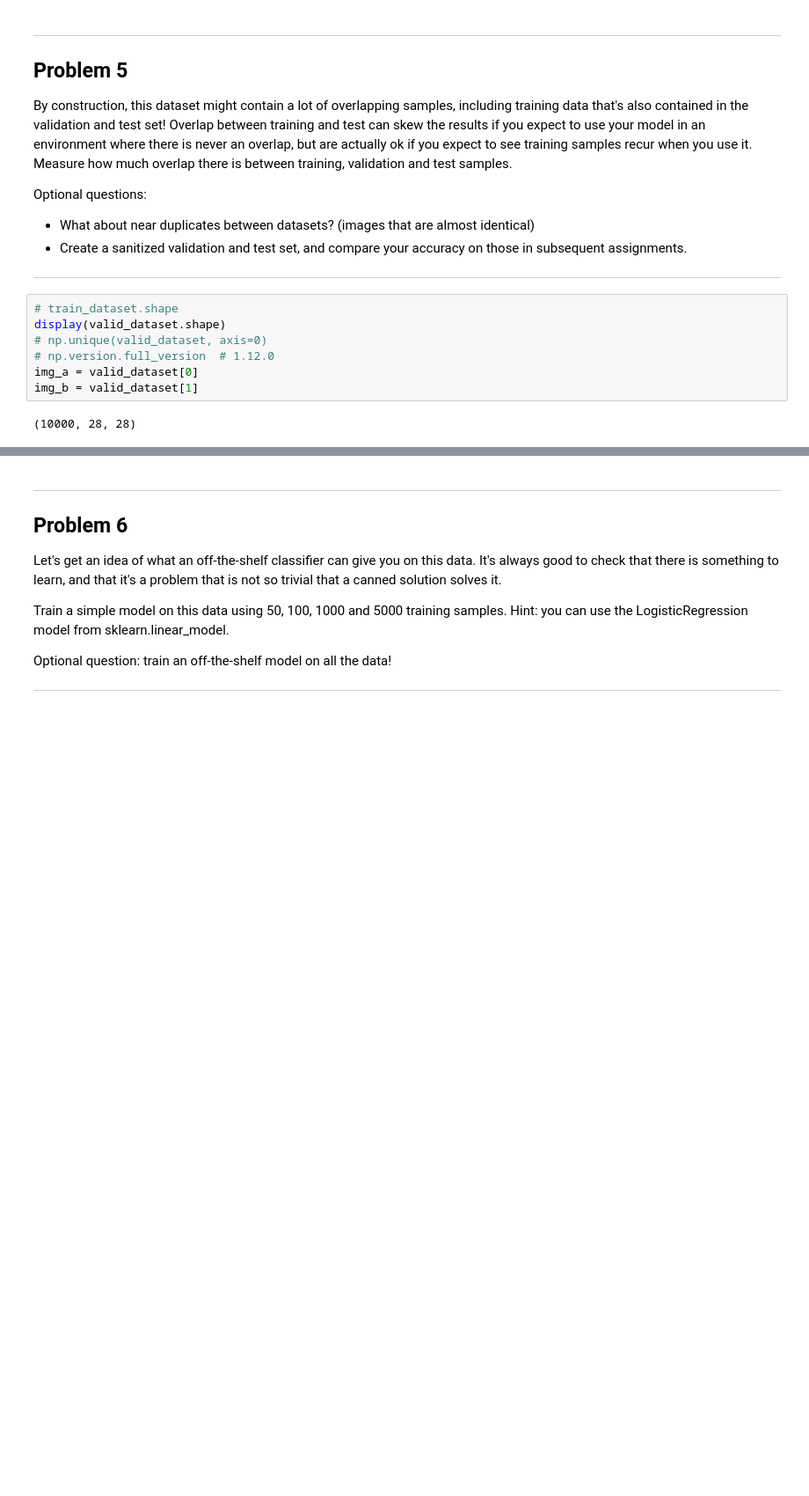
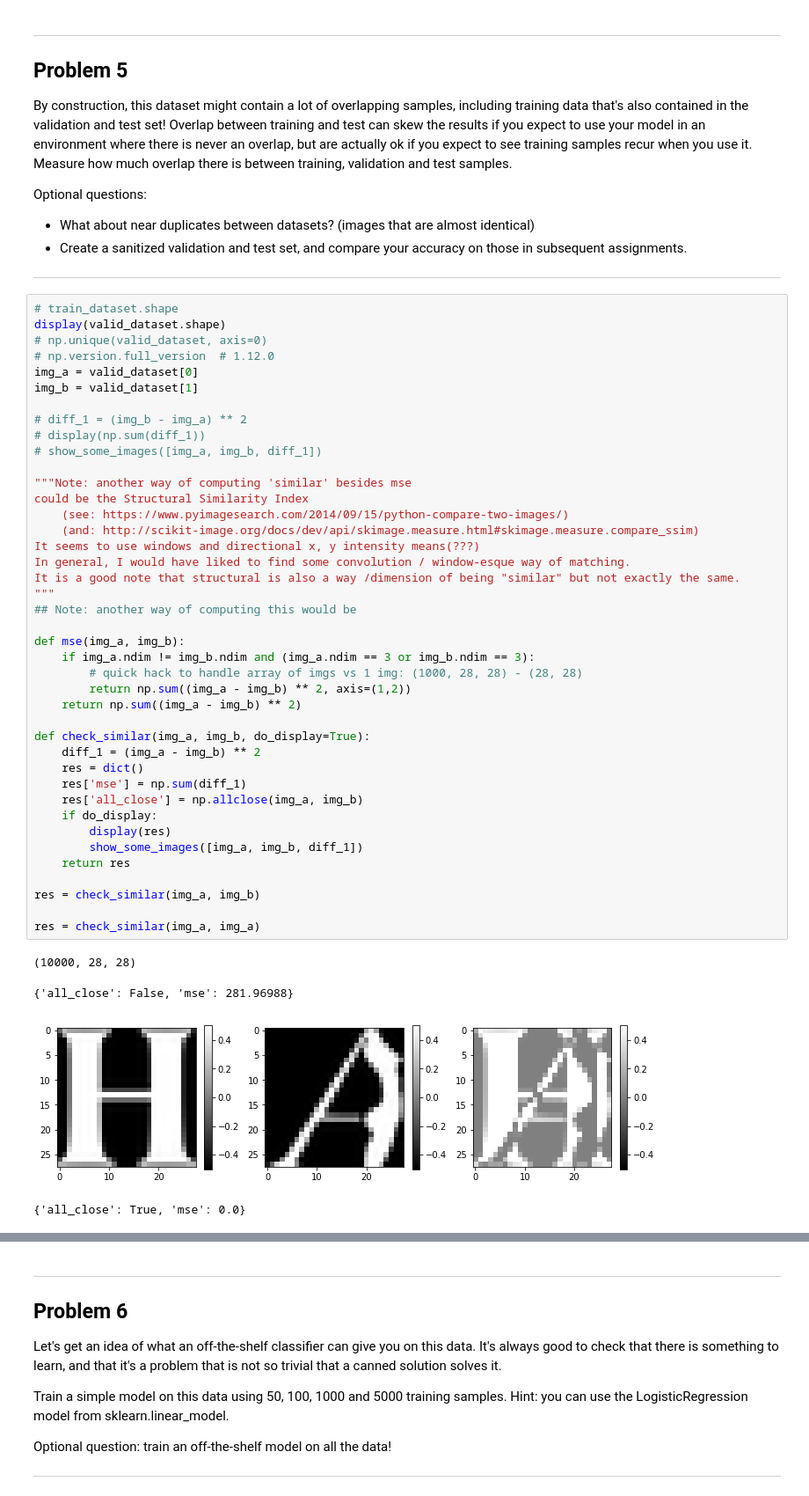
Before and after one commit to Lopako/deep_learn_udacity, a Jupyter notebook: notebooks/1_notmnist-R1.ipynb, the cells around one changed output, grey strips where cells are left out. Shown at 88% size. Drawn from its saved outputs; the diff is of its cells as text; blank space fills up the shorter version.

```diff
--- a/notebooks/1_notmnist-R1.ipynb
+++ b/notebooks/1_notmnist-R1.ipynb
@@ -597,12 +597,49 @@ Optional questions:
 - What about near duplicates between datasets? (images that are almost identical)
 - Create a sanitized validation and test set, and compare your accuracy on those in subsequent assignments.
 ---
-# %%
-# train_dataset.shape
-display(valid_dataset.shape)
-# np.unique(valid_dataset, axis=0)
-# np.version.full_version  # 1.12.0
-img_a = valid_dataset[0]
-img_b = valid_dataset[1]
-# %% [output]
-(10000, 28, 28)
+# %%
+# train_dataset.shape
+display(valid_dataset.shape)
+# np.unique(valid_dataset, axis=0)
+# np.version.full_version  # 1.12.0
+img_a = valid_dataset[0]
+img_b = valid_dataset[1]
+
+# diff_1 = (img_b - img_a) ** 2
+# display(np.sum(diff_1))
+# show_some_images([img_a, img_b, diff_1])
+
+"""Note: another way of computing 'similar' besides mse
+could be the Structural Similarity Index
+    (see: https://www.pyimagesearch.com/2014/09/15/python-compare-two-images/)
+    (and: http://scikit-image.org/docs/dev/api/skimage.measure.html#skimage.measure.compare_ssim)
+It seems to use windows and directional x, y intensity means(???)
+In general, I would have liked to find some convolution / window-esque way of matching.
+It is a good note that structural is also a way /dimension of being "similar" but not exactly the same.
+"""
+## Note: another way of computing this would be
+
+def mse(img_a, img_b):
+    if img_a.ndim != img_b.ndim and (img_a.ndim == 3 or img_b.ndim == 3):
+        # quick hack to handle array of imgs vs 1 img: (1000, 28, 28) - (28, 28)
+        return np.sum((img_a - img_b) ** 2, axis=(1,2))
+    return np.sum((img_a - img_b) ** 2)
+
+def check_similar(img_a, img_b, do_display=True):
+    diff_1 = (img_a - img_b) ** 2
+    res = dict()
+    res['mse'] = np.sum(diff_1)
+    res['all_close'] = np.allclose(img_a, img_b)
+    if do_display:
+        display(res)
+        show_some_images([img_a, img_b, diff_1])
+    return res
+
+res = check_similar(img_a, img_b)
+
+res = check_similar(img_a, img_a)
+# %% [output]
+(10000, 28, 28)
+{'all_close': False, 'mse': 281.96988}
+[figure, added]
+{'all_close': True, 'mse': 0.0}
```
Also changed, not shown: parts of 45 cells of this notebook.
